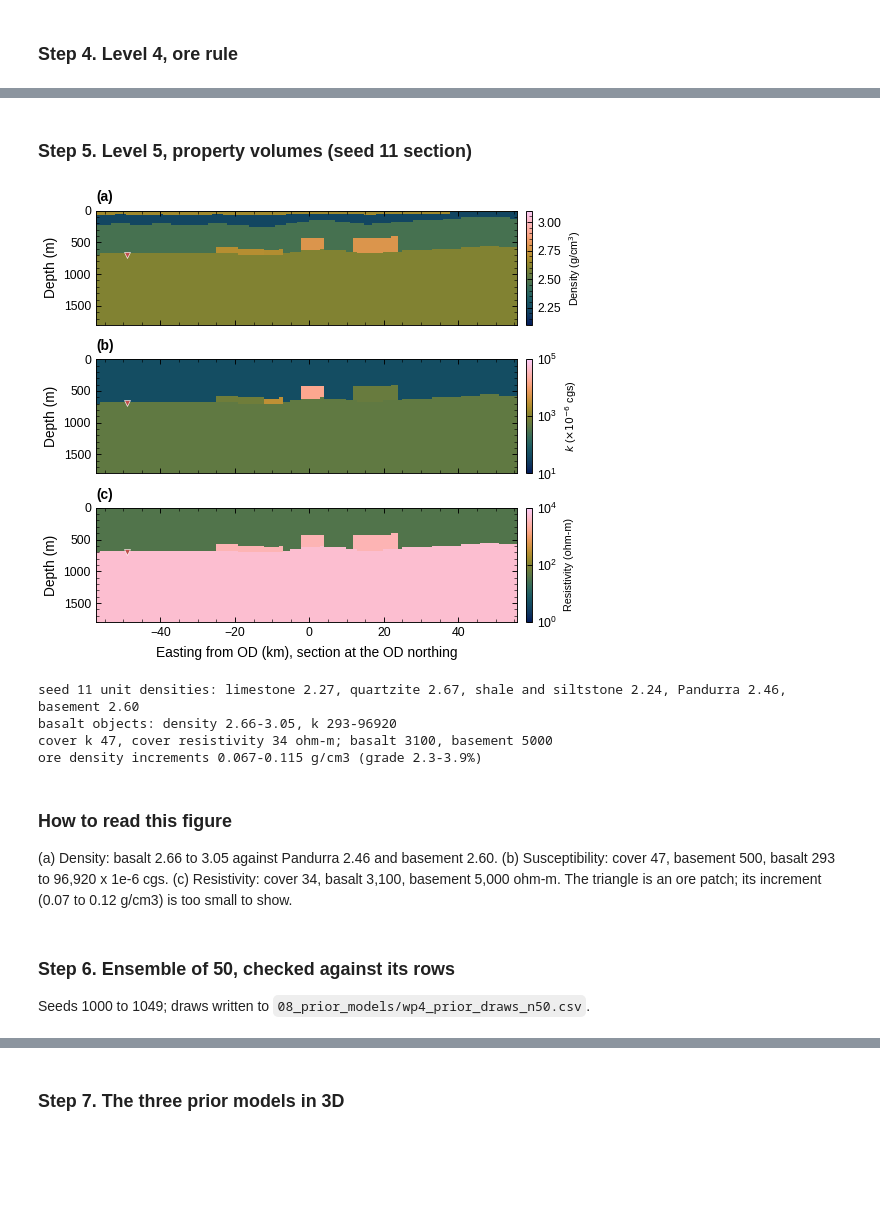
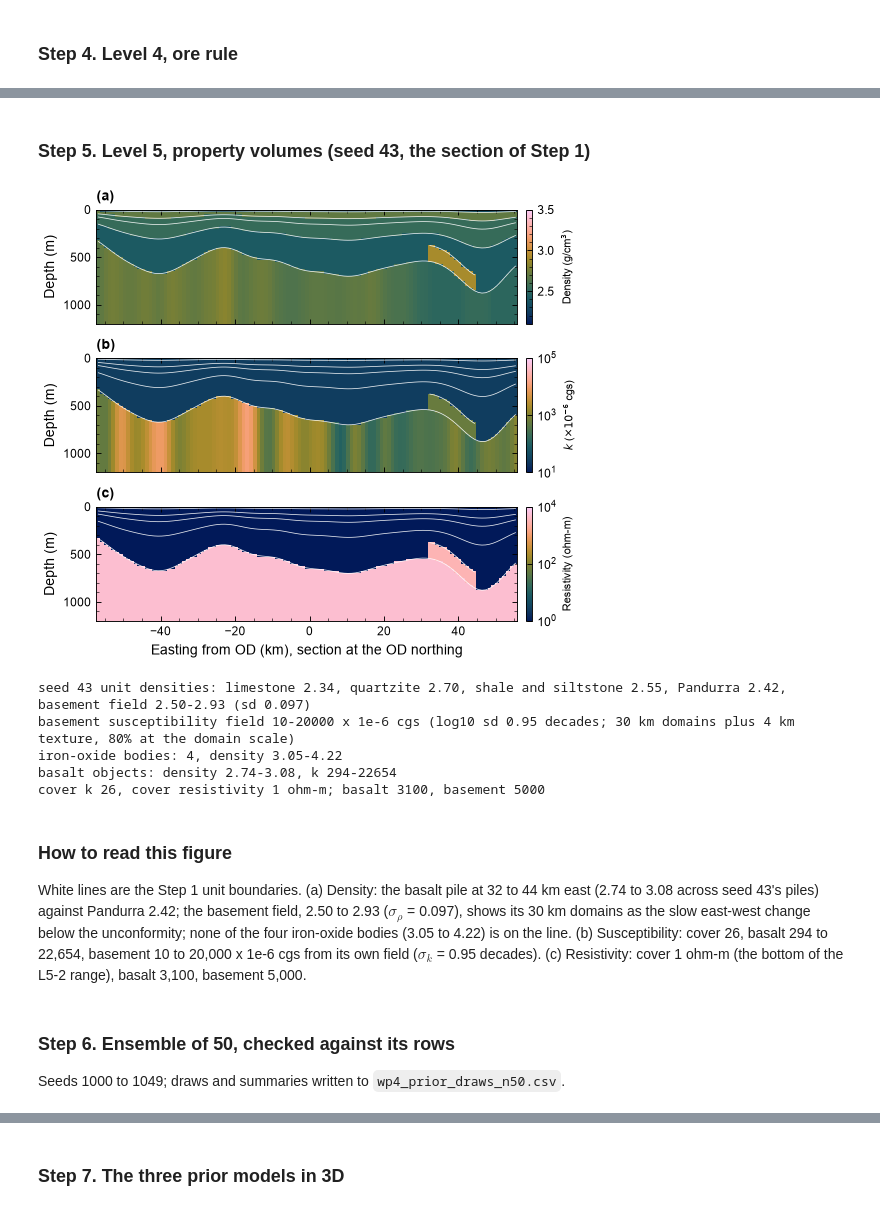
Before and after one commit to Patrick-PengLi/SVOI_OD, a Jupyter notebook: wp4_period_prior_sediment_hosted.ipynb, the cells around one changed output, grey strips where cells are left out. Cells and saved outputs as stored; diff of their text form; code cells hidden in the pictures; blank space fills up the shorter version.

```diff
--- a/wp4_period_prior_sediment_hosted.ipynb
+++ b/wp4_period_prior_sediment_hosted.ipynb
@@ -482,7 +554,7 @@ Green is basalt, blue circles the 1974 targets, red cross Olympic Dam (orientati
 # %%
 fig, axes = plt.subplots(1, 3, figsize=(COL2, 2.7))
 fig.subplots_adjust(left=0.07, right=0.99, top=0.82, bottom=0.14, wspace=0.12)
-for ax, s in zip(axes, (11, 23, 37)):
+for ax, s in zip(axes, (43, 77, 99)):
     m = MAPS[s]
     ax.imshow(np.where(m["reduced"], 1.0, np.nan), origin="lower", extent=ext, cmap=plt.matplotlib.colors.ListedColormap(["#8fb996"]), aspect="equal")
     ax.contour((XC - ODX) / 1e3, (YC - ODY) / 1e3, (m["bid"] > 0).astype(float), levels=[0.5], colors="#2e5e4e", linewidths=0.8)
@@ -492,13 +564,13 @@ for ax, s in zip(axes, (11, 23, 37)):
                         transform=ax.transAxes, va="top", fontsize=FS_ANNOT, path_effects=HALO)
 axes[0].set_ylabel("Northing from OD (km)")
 for ax in axes[1:]: ax.set_yticklabels([])
-panel_labels(axes, (f"(a) seed 11", f"(b) seed 23", f"(c) seed 37"))
+panel_labels(axes, (f"(a) seed 43", f"(b) seed 77", f"(c) seed 99"))
 h = [plt.Rectangle((0, 0), 1, 1, color="#8fb996", label="reduced facies at the contact"),
      plt.Line2D([], [], color="#2e5e4e", lw=0.8, label="basalt object outline")]
 fig.legend(handles=h, loc="upper center", ncol=2, fontsize=FS_ANNOT, bbox_to_anchor=(0.53, 1.01))
 fig.savefig(FIG / "wp4_PP_03_level3_redox.png", dpi=300)
 plt.show()
-for s in (11, 23, 37):
+for s in (43, 77, 99):
     print(f"seed {s}: P(reduced) drawn {OUT[s]['L3-1 p_reduced']:.3f}, realized {OUT[s]['reduced_frac']:.3f}; "
           f"belt length {OUT[s]['L3-2 belt_length_km']:.0f} km (field correlation {OUT[s]['L3-2 belt_length_km']/3:.0f} by "
           f"{OUT[s]['L3-2 belt_length_km']/3/FIX['belt_aspect']:.0f} km along {FIX['belt_az']:.0f} deg)")
@@ -516,7 +588,7 @@ Pale green is reduced facies, outlines are basalt. Realized fractions match the
 # %%
 fig, axes = plt.subplots(1, 3, figsize=(COL2, 2.7))
 fig.subplots_adjust(left=0.07, right=0.99, top=0.80, bottom=0.14, wspace=0.12)
-for ax, s in zip(axes, (11, 23, 37)):
+for ax, s in zip(axes, (43, 77, 99)):
     m = MAPS[s]; e = ORE[s]
     ax.imshow(np.where(m["zone"], 1.0, np.nan), origin="lower", extent=ext, cmap=plt.matplotlib.colors.ListedColormap(["#f3c9c3"]), aspect="equal")
     ax.contour((XC - ODX) / 1e3, (YC - ODY) / 1e3, (m["bid"] > 0).astype(float), levels=[0.5], colors="#2e5e4e", linewidths=0.8)
@@ -528,14 +600,14 @@ for ax, s in zip(axes, (11, 23, 37)):
                         transform=ax.transAxes, va="top", fontsize=FS_ANNOT, path_effects=HALO)
 axes[0].set_ylabel("Northing from OD (km)")
 for ax in axes[1:]: ax.set_yticklabels([])
-panel_labels(axes, (f"(a) seed 11", f"(b) seed 23", f"(c) seed 37"))
+panel_labels(axes, (f"(a) seed 43", f"(b) seed 77", f"(c) seed 99"))
 h = [plt.Rectangle((0, 0), 1, 1, color="#f3c9c3", label="margin zone: within d of basalt, on a reduced belt"),
      plt.Line2D([], [], color="#2e5e4e", lw=0.8, label="basalt outline"),
      plt.Line2D([], [], color="#c0504d", marker="o", ls="", label="ore blanket (size by diameter)")]
 fig.legend(handles=h, loc="upper center", ncol=3, fontsize=FS_ANNOT, bbox_to_anchor=(0.53, 1.02))
 fig.savefig(FIG / "wp4_PP_04_level4_ore.png", dpi=300)
 plt.show()
-for s in (11, 23, 37):
+for s in (43, 77, 99):
     e = ORE[s]
     rng = lambda v, f: f"{v.min():{f}}" if len(v) == 1 else f"{v.min():{f}}-{v.max():{f}}"
     msg = (f"; blanket depth {rng(e.depth_m, '.0f')} m, thickness {rng(e.thick_m, '.1f')} m, "
@@ -553,45 +625,50 @@ Pink is the margin zone, red dots ore blankets sized by diameter. Seed 11: 248 k
 # %% [markdown]
-### Step 5. Level 5, property volumes (seed 11 section)
+### Step 5. Level 5, property volumes (seed 43, the section of Step 1)
 # %%
-m = MAPS[11]
+m = MAPS[43]
 fig, axes = plt.subplots(3, 1, figsize=(COL15, 4.4), sharex=True)
 fig.subplots_adjust(left=0.12, right=0.86, top=0.95, bottom=0.10, hspace=0.30)
 zb = np.r_[0, np.cumsum(HZ[::-1][::-1])]                       # layer boundaries, top first
 xb = np.r_[XC - DX / 2, XC[-1] + DX / 2]; xbk = (xb - ODX) / 1e3
-for ax, key, lab, norm, cmap in [(axes[0], "rho", "Density (g/cm$^3$)", plt.matplotlib.colors.Normalize(2.1, 3.1), BATLOW),
+for ax, key, lab, norm, cmap in [(axes[0], "rho", "Density (g/cm$^3$)", plt.matplotlib.colors.Normalize(2.1, 3.5), BATLOW),
                                   (axes[1], "k", "$k$ ($\\times10^{-6}$ cgs)", plt.matplotlib.colors.LogNorm(10, 1e5), BATLOW),
                                   (axes[2], "res", "Resistivity (ohm-m)", plt.matplotlib.colors.LogNorm(1, 1e4), BATLOW)]:
     sec = m[key][iy].T                                        # (nz, nx)
     pc = ax.pcolormesh(xbk, zb, sec, norm=norm, cmap=cmap, shading="flat", rasterized=True)
-    e = ORE[11]; near = e[abs(e.y - ODY) < 5e3] if len(e) else e
-    if len(near): ax.plot((near.x - ODX) / 1e3, near.depth_m, "v", color="#c0504d", ms=4, mec="white", mew=0.4)
-    ax.set_ylim(1800, 0); ax.set_ylabel("Depth (m)")
+    for arr in (m["s1"][iy], m["s2"][iy], m["s3"][iy], m["cover"][iy], m["base"][iy]):            # the unit boundaries of Step 1 (b)
+        ax.plot(xkm, arr, color="white", lw=0.5, alpha=0.9)
+    bs = ~np.isnan(m["btop"][iy]); ax.plot(xkm, np.where(bs, m["btop"][iy], np.nan), color="white", lw=0.5, alpha=0.9)
+    ax.set_ylim(1200, 0); ax.set_ylabel("Depth (m)")
     cb = fig.colorbar(pc, ax=ax, fraction=0.04, pad=0.02); cb.set_label(lab, fontsize=FS_ANNOT)
 axes[-1].set_xlabel("Easting from OD (km), section at the OD northing")
 axes[0].set_xlim(xbk[0], xbk[-1])
 panel_labels(axes, ("(a)", "(b)", "(c)"))
 fig.savefig(FIG / "wp4_PP_05_level5_properties.png", dpi=300)
 plt.show()
-o = OUT[11]
-print(f"seed 11 unit densities: limestone {o['L5-2 rho_limestone']:.2f}, quartzite {o['L5-2 rho_quartzite']:.2f}, "
-      f"shale and siltstone {o['L5-2 rho_shale']:.2f}, Pandurra {o['L5-2 rho_pandurra']:.2f}, basement {FIX['rho_basement']:.2f}")
-if len(OBJ[11]): print(f"basalt objects: density {OBJ[11].rho.min():.2f}-{OBJ[11].rho.max():.2f}, k {OBJ[11].k.min():.0f}-{OBJ[11].k.max():.0f}")
+o = OUT[43]
+print(f"seed 43 unit densities: limestone {o['L5-2 rho_limestone']:.2f}, quartzite {o['L5-2 rho_quartzite']:.2f}, "
+      f"shale and siltstone {o['L5-2 rho_shale']:.2f}, Pandurra {o['L5-2 rho_pandurra']:.2f}, basement field {m['rho_base'].min():.2f}-{m['rho_base'].max():.2f} (sd {o['L5-4 basement_sd']:.3f})")
+print(f"basement susceptibility field {m['k_base'].min():.0f}-{m['k_base'].max():.0f} x 1e-6 cgs (log10 sd {o['L5-4 basement_logk_sd']:.2f} decades; "
+      f"{FIX['domain_km']:.0f} km domains plus {FIX['texture_km']:.0f} km texture, {FIX['domain_share']*100:.0f}% at the domain scale)")
+print(f"iron-oxide bodies: {o['n_iron']}, density {pd.DataFrame(m['irons']).rho.min():.2f}-{pd.DataFrame(m['irons']).rho.max():.2f}" if o["n_iron"] else "iron-oxide bodies: none in this realization")
+if len(OBJ[43]): print(f"basalt objects: density {OBJ[43].rho.min():.2f}-{OBJ[43].rho.max():.2f}, k {OBJ[43].k.min():.0f}-{OBJ[43].k.max():.0f}")
 print(f"cover k {o['L5-2 k_cover']:.0f}, cover resistivity {o['L5-2 res_cover']:.0f} ohm-m; basalt {FIX['res_basalt']:.0f}, basement {FIX['res_basement']:.0f}")
-if len(ORE[11]): print(f"ore density increments {ORE[11].drho.min():.3f}-{ORE[11].drho.max():.3f} g/cm3 (grade {ORE[11].grade.min():.1f}-{ORE[11].grade.max():.1f}%)")
+if len(ORE[43]): print(f"ore density increments {ORE[43].drho.min():.3f}-{ORE[43].drho.max():.3f} g/cm3 (grade {ORE[43].grade.min():.1f}-{ORE[43].grade.max():.1f}%)")
 # %% [output]
-[figure, old version]
+[figure, new version]
-seed 11 unit densities: limestone 2.27, quartzite 2.67, shale and siltstone 2.24, Pandurra 2.46, basement 2.60
-basalt objects: density 2.66-3.05, k 293-96920
-cover k 47, cover resistivity 34 ohm-m; basalt 3100, basement 5000
-ore density increments 0.067-0.115 g/cm3 (grade 2.3-3.9%)
+seed 43 unit densities: limestone 2.34, quartzite 2.70, shale and siltstone 2.55, Pandurra 2.42, basement field 2.50-2.93 (sd 0.097)
+basement susceptibility field 10-20000 x 1e-6 cgs (log10 sd 0.95 decades; 30 km domains plus 4 km texture, 80% at the domain scale)
+iron-oxide bodies: 4, density 3.05-4.22
+basalt objects: density 2.74-3.08, k 294-22654
+cover k 26, cover resistivity 1 ohm-m; basalt 3100, basement 5000
-# %% [markdown]
-### How to read this figure
-
-(a) Density: basalt 2.66 to 3.05 against Pandurra 2.46 and basement 2.60. (b) Susceptibility: cover 47, basement 500, basalt 293 to 96,920 x 1e-6 cgs. (c) Resistivity: cover 34, basalt 3,100, basement 5,000 ohm-m. The triangle is an ore patch; its increment (0.07 to 0.12 g/cm3) is too small to show.
+# %% [markdown]
+### How to read this figure
+
+White lines are the Step 1 unit boundaries. (a) Density: the basalt pile at 32 to 44 km east (2.74 to 3.08 across seed 43's piles) against Pandurra 2.42; the basement field, 2.50 to 2.93 ($\sigma_\rho$ = 0.097), shows its 30 km domains as the slow east-west change below the unconformity; none of the four iron-oxide bodies (3.05 to 4.22) is on the line. (b) Susceptibility: cover 26, basalt 294 to 22,654, basement 10 to 20,000 x 1e-6 cgs from its own field ($\sigma_k$ = 0.95 decades). (c) Resistivity: cover 1 ohm-m (the bottom of the L5-2 range), basalt 3,100, basement 5,000.
 # %% [markdown]
 ### Step 6. Ensemble of 50, checked against its rows
 
-Seeds 1000 to 1049; draws written to `08_prior_models/wp4_prior_draws_n50.csv`.
+Seeds 1000 to 1049; draws and summaries written to `wp4_prior_draws_n50.csv`.
 # %%
 N = 50
 rows, all_ore = [], []
```
Also changed, not shown: parts of 109 cells of this notebook, 44 other files.
